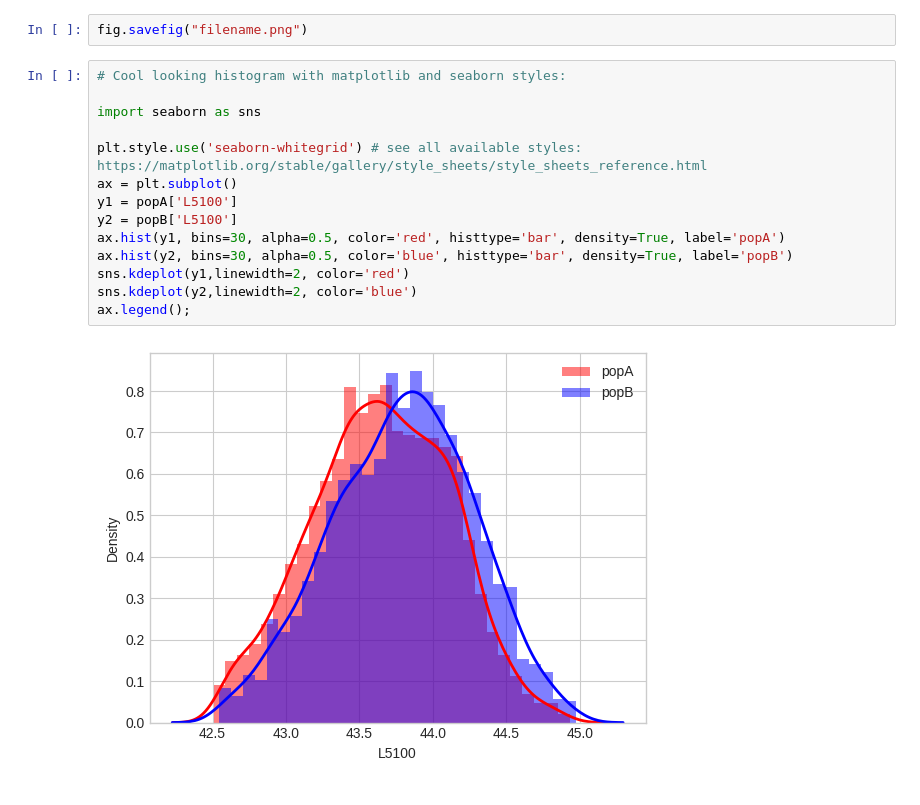
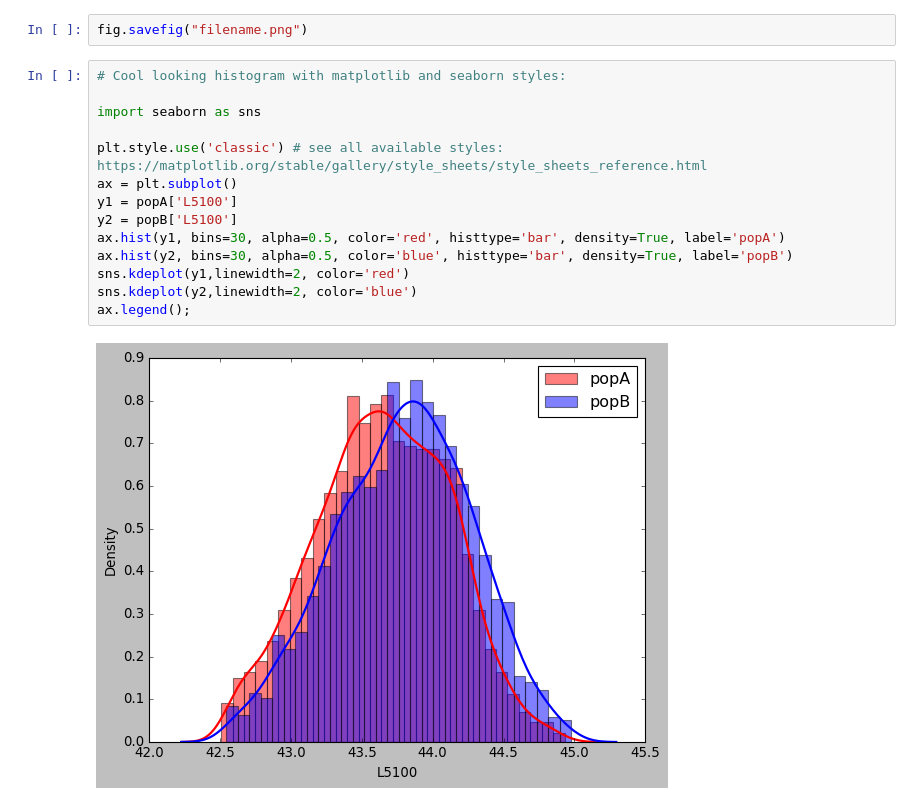
Before and after one commit to cefeida42/mass-agn, a Jupyter notebook: 02_numpy_matplotlib.ipynb, the cells around one changed output. Drawn from its saved outputs; the diff is of its cells as text.

```diff
--- a/02_numpy_matplotlib.ipynb
+++ b/02_numpy_matplotlib.ipynb
@@ -331,16 +333,16 @@ fig.savefig("filename.png")
 # %%
 # Cool looking histogram with matplotlib and seaborn styles:
 
 import seaborn as sns
 
-plt.style.use('seaborn-whitegrid') # see all available styles: https://matplotlib.org/stable/gallery/style_sheets/style_sheets_reference.html
+plt.style.use('classic') # see all available styles: https://matplotlib.org/stable/gallery/style_sheets/style_sheets_reference.html
 ax = plt.subplot()
 y1 = popA['L5100']
 y2 = popB['L5100']
 ax.hist(y1, bins=30, alpha=0.5, color='red', histtype='bar', density=True, label='popA')
 ax.hist(y2, bins=30, alpha=0.5, color='blue', histtype='bar', density=True, label='popB')
 sns.kdeplot(y1,linewidth=2, color='red')
 sns.kdeplot(y2,linewidth=2, color='blue')
 ax.legend();
 # %% [output]
-[figure, old version]
+[figure, new version]
```
Also changed, not shown: parts of 4 cells of this notebook, 2 other files.
